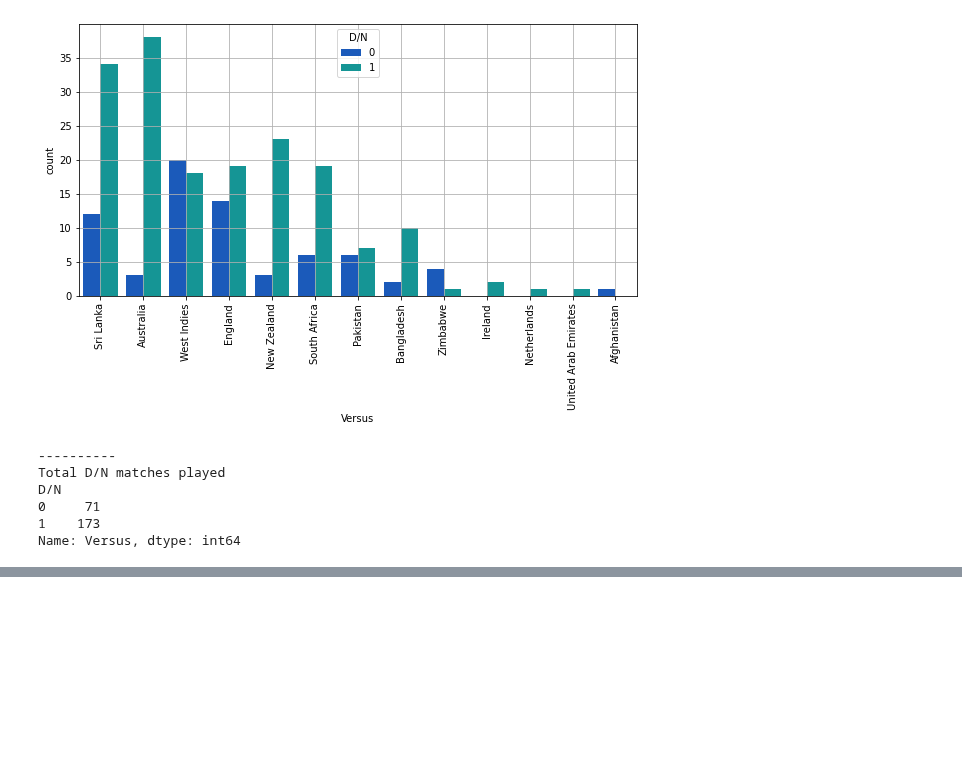
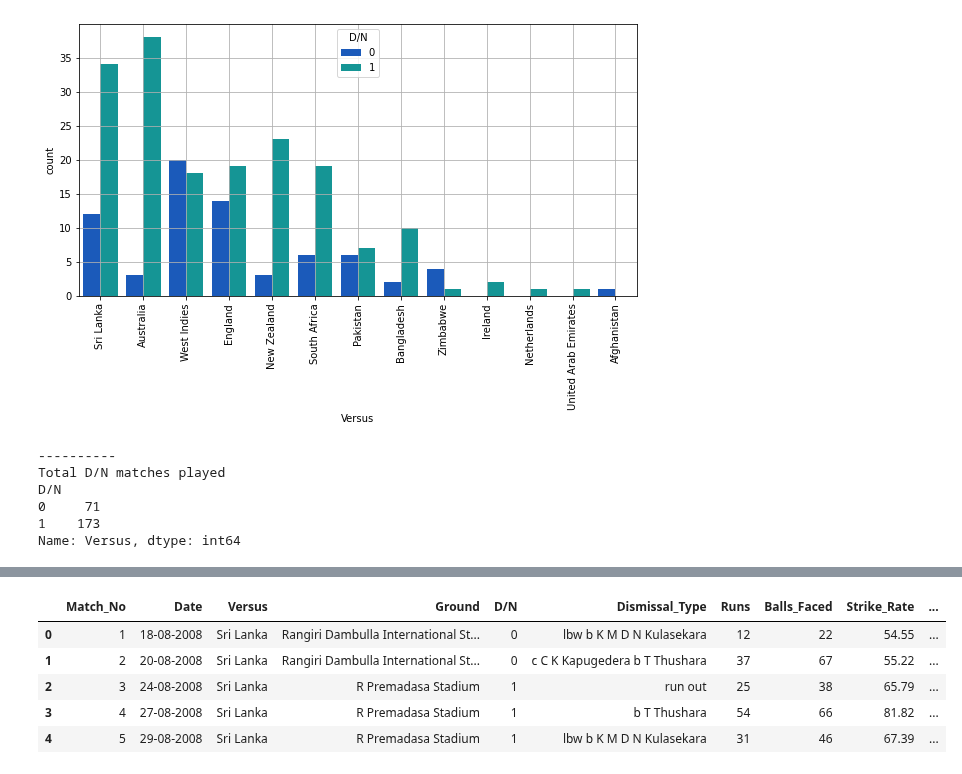
Before and after one commit to SharanDHONI/Virat-Kohli-ODI-Analysis, a Jupyter notebook: ODI Anlaysis.ipynb, the cells around one changed output, grey strips where cells are left out. Saved outputs shown, nothing was run; the diff lists cells and outputs as text; code cells hidden in the pictures; blank space fills up the shorter version.

```diff
--- a/ODI Anlaysis.ipynb
+++ b/ODI Anlaysis.ipynb
@@ -234,0 +291,2 @@ count_average_grounds = pd.merge(average_scores_at_each_venue,count_of_grounds,o
+# %%
+ml = df1.copy()
@@ -234,0 +295,9 @@ count_average_grounds = pd.merge(average_scores_at_each_venue,count_of_grounds,o
+# %%
+ml.head()
+# %% [output]
+|  | Match_No | Date | Versus | Ground | D/N | Dismissal_Type | Runs | Balls_Faced | Strike_Rate | ... |
+| 0 | 1 | 18-08-2008 | Sri Lanka | Rangiri Dambulla International St... | 0 | lbw b K M D N Kulasekara | 12 | 22 | 54.55 | ... |
+| 1 | 2 | 20-08-2008 | Sri Lanka | Rangiri Dambulla International St... | 0 | c C K Kapugedera b T Thushara | 37 | 67 | 55.22 | ... |
+| 2 | 3 | 24-08-2008 | Sri Lanka | R Premadasa Stadium | 1 | run out | 25 | 38 | 65.79 | ... |
+| 3 | 4 | 27-08-2008 | Sri Lanka | R Premadasa Stadium | 1 | b T Thushara | 54 | 66 | 81.82 | ... |
+| 4 | 5 | 29-08-2008 | Sri Lanka | R Premadasa Stadium | 1 | lbw b K M D N Kulasekara | 31 | 46 | 67.39 | ... |
```
Also changed, not shown: parts of 12 cells of this notebook.
